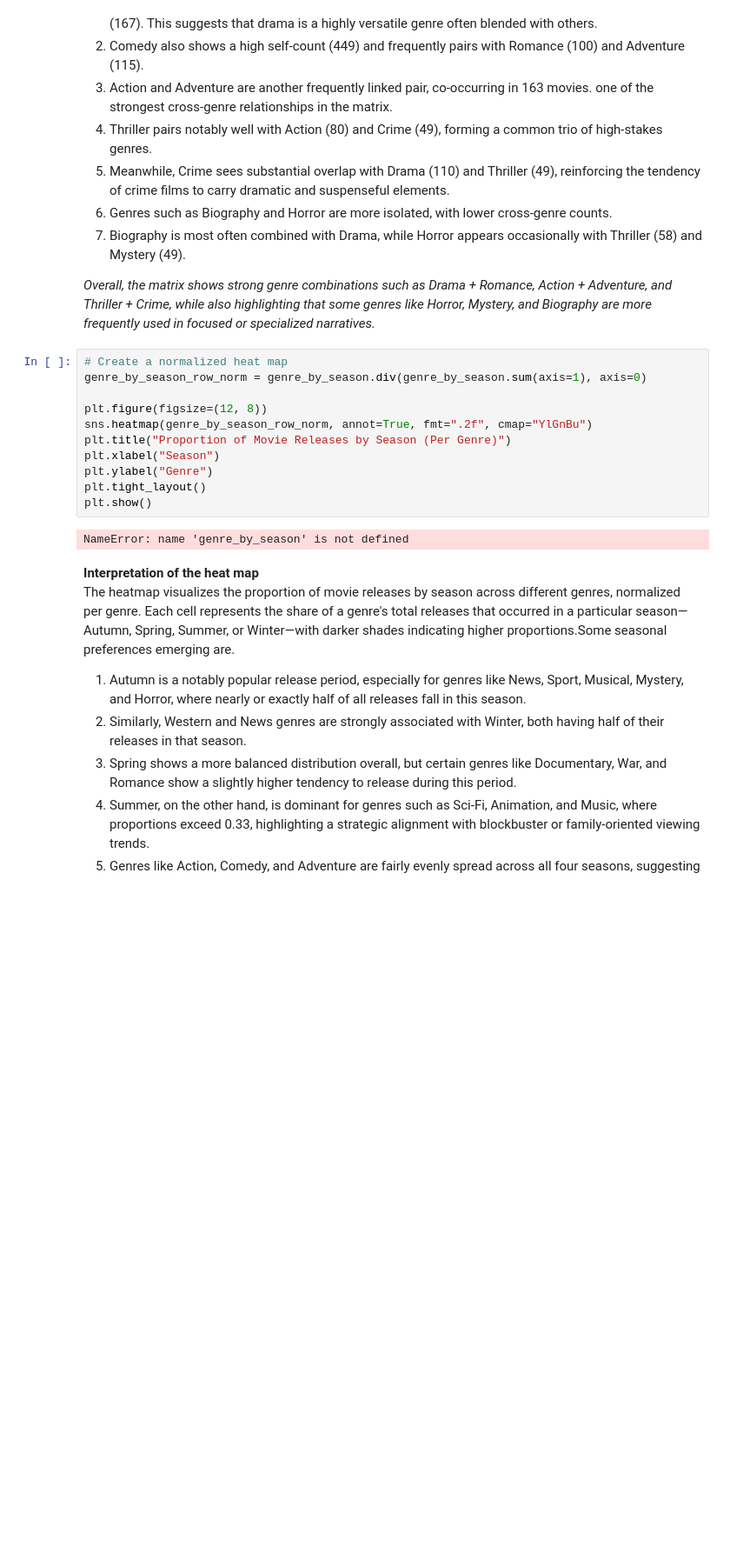
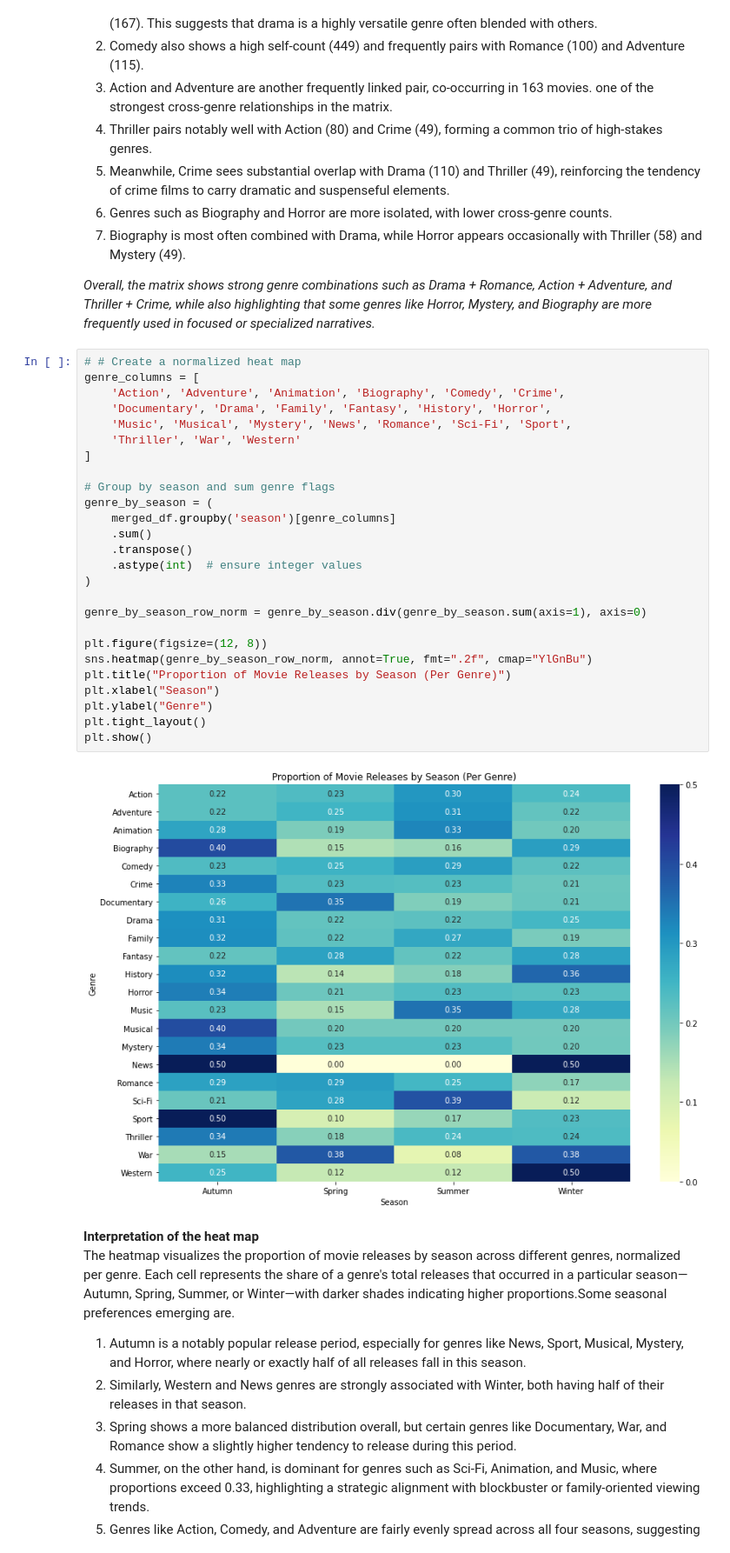
Before and after one commit to Kissienya/group-2-phase-2-moringa-project, a Jupyter notebook: student.ipynb, the cells around one changed output. Shown at 87% size. Saved outputs shown, nothing was run; the diff lists cells and outputs as text; blank space fills up the shorter version.

```diff
--- a/student.ipynb
+++ b/student.ipynb
@@ -739,18 +739,33 @@ The heatmap displays a genre co-occurrence matrix for the top 10 movie genres, s
 
 *Overall, the matrix shows strong genre combinations such as Drama + Romance, Action + Adventure, and Thriller + Crime, while also highlighting that some genres like Horror, Mystery, and Biography are more frequently used in focused or specialized narratives.*
 # %%
-# Create a normalized heat map
+# # Create a normalized heat map
+genre_columns = [
+    'Action', 'Adventure', 'Animation', 'Biography', 'Comedy', 'Crime',
+    'Documentary', 'Drama', 'Family', 'Fantasy', 'History', 'Horror',
+    'Music', 'Musical', 'Mystery', 'News', 'Romance', 'Sci-Fi', 'Sport',
+    'Thriller', 'War', 'Western'
+]
+
+# Group by season and sum genre flags
+genre_by_season = (
+    merged_df.groupby('season')[genre_columns]
+    .sum()
+    .transpose()
+    .astype(int)  # ensure integer values
+)
+
 genre_by_season_row_norm = genre_by_season.div(genre_by_season.sum(axis=1), axis=0)
 
 plt.figure(figsize=(12, 8))
 sns.heatmap(genre_by_season_row_norm, annot=True, fmt=".2f", cmap="YlGnBu")
 plt.title("Proportion of Movie Releases by Season (Per Genre)")
 plt.xlabel("Season")
 plt.ylabel("Genre")
 plt.tight_layout()
 plt.show()
 # %% [output]
-NameError: name 'genre_by_season' is not defined
+[figure, added]
 # %% [markdown]
 **Interpretation of the heat map**
 The heatmap visualizes the proportion of movie releases by season across different genres, normalized per genre. Each cell represents the share of a genre's total releases that occurred in a particular season—Autumn, Spring, Summer, or Winter—with darker shades indicating higher proportions.Some seasonal preferences emerging are.
```
Also changed, not shown: parts of 6 cells of this notebook, 1 other file.
